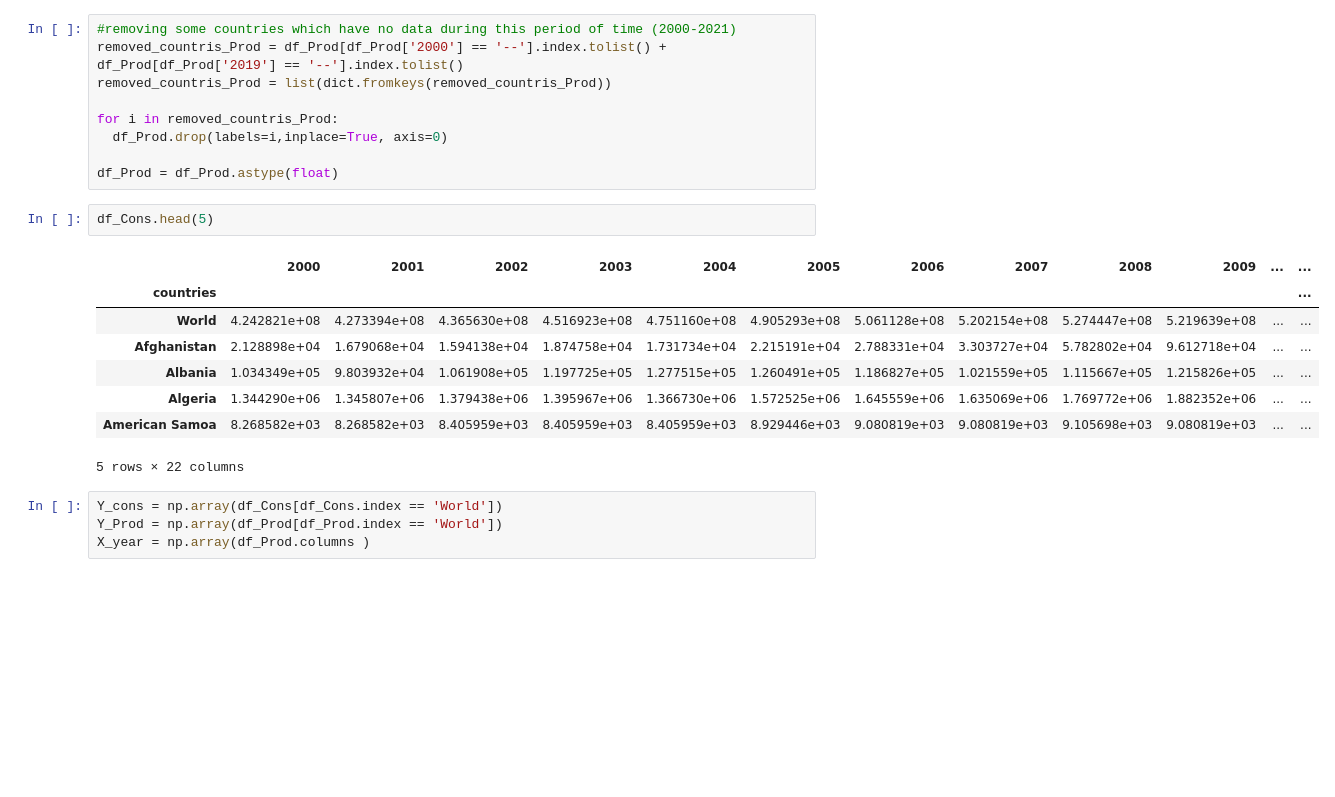
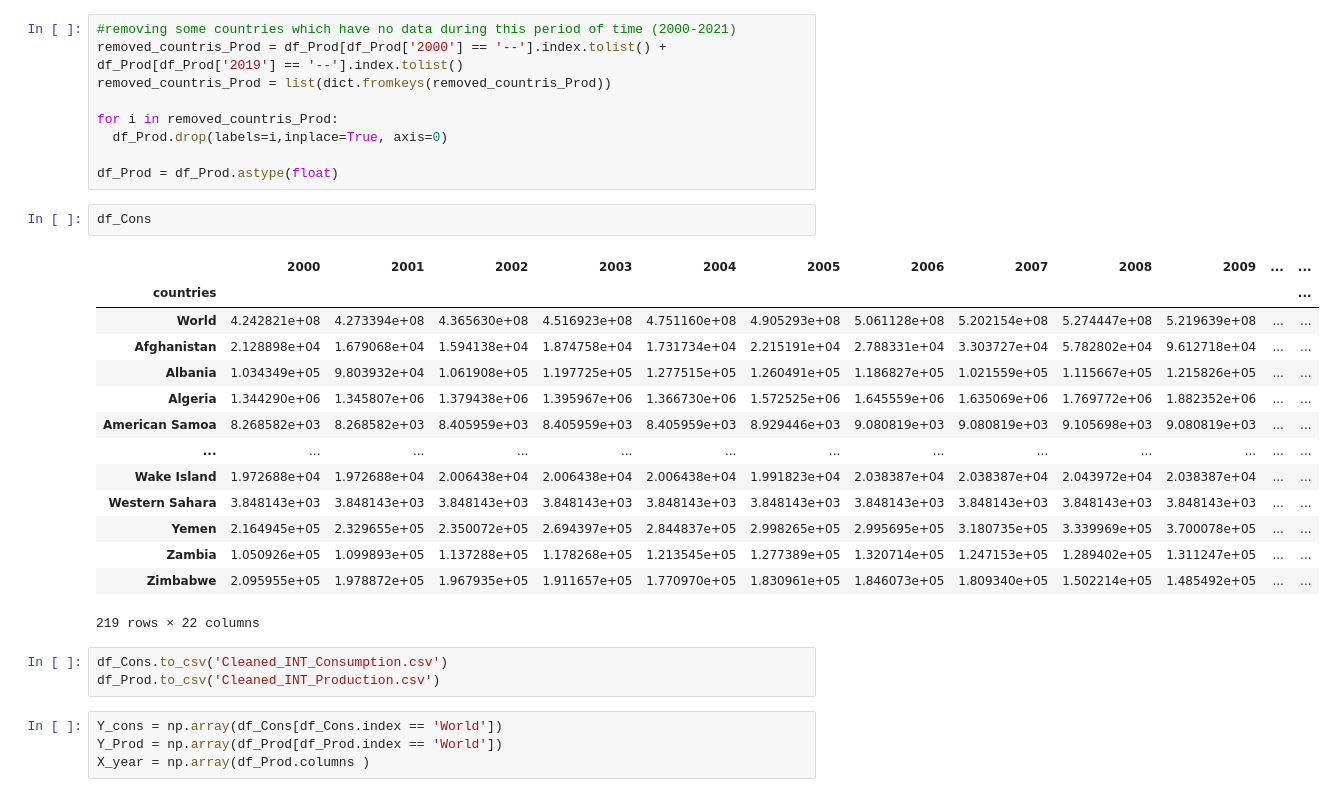
Before and after one commit to amiryarahmadi/Renewable-Energy-Project, a Jupyter notebook: Data_Cleaning.ipynb, the cells around one changed output. Drawn from its saved outputs; the diff is of its cells as text; blank space fills up the shorter version.

```diff
--- a/Data_Cleaning.ipynb
+++ b/Data_Cleaning.ipynb
@@ -40,16 +35,25 @@ for i in removed_countris_Prod:
 
 df_Prod = df_Prod.astype(float)
 # %%
-df_Cons.head(5)
+df_Cons
 # %% [output]
 |  | 2000 | 2001 | 2002 | 2003 | 2004 | 2005 | 2006 | 2007 | 2008 | 2009 | ... | ... |
 | countries |  |  |  |  |  |  |  |  |  |  |  | ... |
 | World | 4.242821e+08 | 4.273394e+08 | 4.365630e+08 | 4.516923e+08 | 4.751160e+08 | 4.905293e+08 | 5.061128e+08 | 5.202154e+08 | 5.274447e+08 | 5.219639e+08 | ... | ... |
 | Afghanistan | 2.128898e+04 | 1.679068e+04 | 1.594138e+04 | 1.874758e+04 | 1.731734e+04 | 2.215191e+04 | 2.788331e+04 | 3.303727e+04 | 5.782802e+04 | 9.612718e+04 | ... | ... |
 | Albania | 1.034349e+05 | 9.803932e+04 | 1.061908e+05 | 1.197725e+05 | 1.277515e+05 | 1.260491e+05 | 1.186827e+05 | 1.021559e+05 | 1.115667e+05 | 1.215826e+05 | ... | ... |
 | Algeria | 1.344290e+06 | 1.345807e+06 | 1.379438e+06 | 1.395967e+06 | 1.366730e+06 | 1.572525e+06 | 1.645559e+06 | 1.635069e+06 | 1.769772e+06 | 1.882352e+06 | ... | ... |
 | American Samoa | 8.268582e+03 | 8.268582e+03 | 8.405959e+03 | 8.405959e+03 | 8.405959e+03 | 8.929446e+03 | 9.080819e+03 | 9.080819e+03 | 9.105698e+03 | 9.080819e+03 | ... | ... |
+| ... | ... | ... | ... | ... | ... | ... | ... | ... | ... | ... | ... | ... |
+| Wake Island | 1.972688e+04 | 1.972688e+04 | 2.006438e+04 | 2.006438e+04 | 2.006438e+04 | 1.991823e+04 | 2.038387e+04 | 2.038387e+04 | 2.043972e+04 | 2.038387e+04 | ... | ... |
+| Western Sahara | 3.848143e+03 | 3.848143e+03 | 3.848143e+03 | 3.848143e+03 | 3.848143e+03 | 3.848143e+03 | 3.848143e+03 | 3.848143e+03 | 3.848143e+03 | 3.848143e+03 | ... | ... |
+| Yemen | 2.164945e+05 | 2.329655e+05 | 2.350072e+05 | 2.694397e+05 | 2.844837e+05 | 2.998265e+05 | 2.995695e+05 | 3.180735e+05 | 3.339969e+05 | 3.700078e+05 | ... | ... |
+| Zambia | 1.050926e+05 | 1.099893e+05 | 1.137288e+05 | 1.178268e+05 | 1.213545e+05 | 1.277389e+05 | 1.320714e+05 | 1.247153e+05 | 1.289402e+05 | 1.311247e+05 | ... | ... |
+| Zimbabwe | 2.095955e+05 | 1.978872e+05 | 1.967935e+05 | 1.911657e+05 | 1.770970e+05 | 1.830961e+05 | 1.846073e+05 | 1.809340e+05 | 1.502214e+05 | 1.485492e+05 | ... | ... |
-5 rows × 22 columns
+219 rows × 22 columns
+# %%
+df_Cons.to_csv('Cleaned_INT_Consumption.csv')
+df_Prod.to_csv('Cleaned_INT_Production.csv')
 # %%
 Y_cons = np.array(df_Cons[df_Cons.index == 'World'])
 Y_Prod = np.array(df_Prod[df_Prod.index == 'World'])
```
Also changed, not shown: parts of 2 cells of this notebook.
